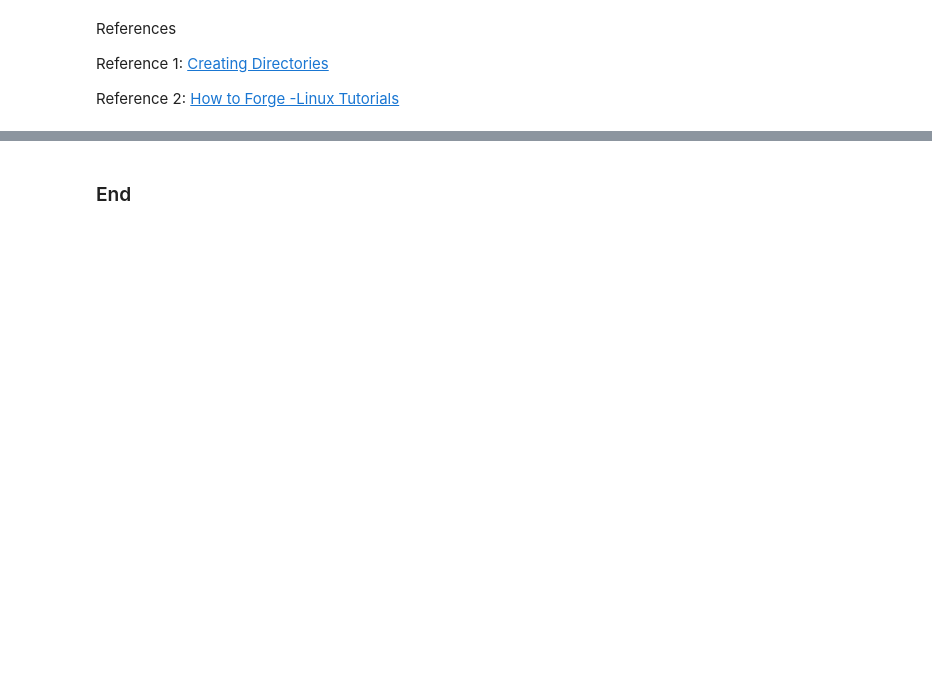
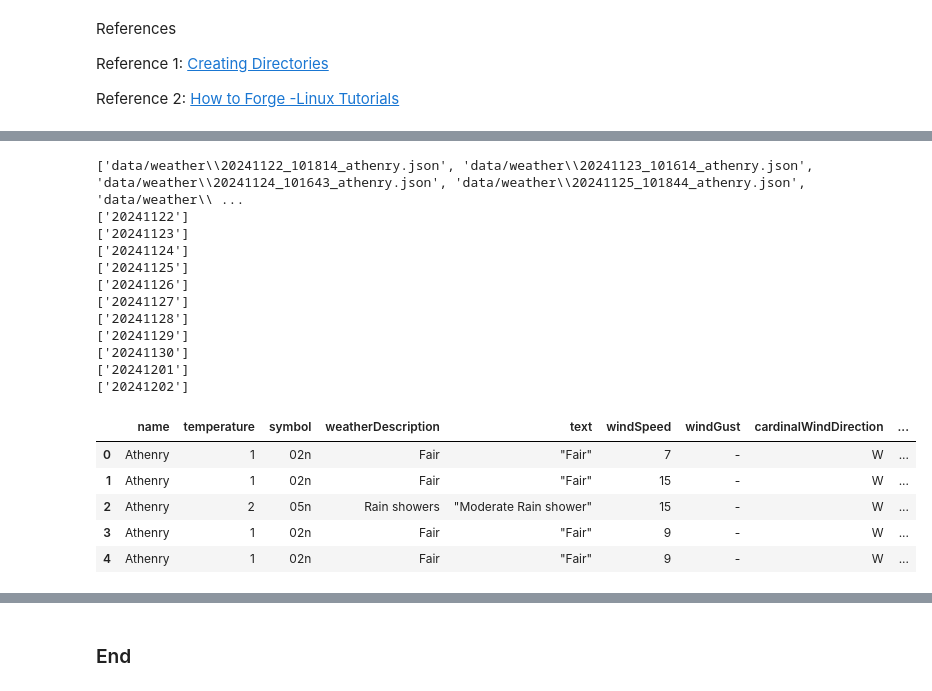
Before and after one commit to MikeCurleyCoosan/computer_infrastructure, a Jupyter notebook: weather.ipynb, the cells around one changed output, grey strips where cells are left out. Saved outputs shown, nothing was run; the diff lists cells and outputs as text; code cells hidden in the pictures; blank space fills up the shorter version.

```diff
--- a/weather.ipynb
+++ b/weather.ipynb
@@ -283,0 +312,39 @@ df.describe()
+# %%
+
+# Read the data.
+daily_files = glob.glob('data/weather/*_10*_athenry.json')
+
+print(daily_files)
+
+# Read the data.
+df = pd.DataFrame()
+
+for file in daily_files:
+    #Extract the first 8 numbers from the file name
+    date_string = re.findall(r'(\d{8})', file)
+    print(date_string)
+    #Create a empty DateFromFile column in the dataframe
+
+    df = pd.concat([df, pd.read_json(file)], ignore_index=True)
+
+
+df.head()
+# %% [output]
+['data/weather\\20241122_101814_athenry.json', 'data/weather\\20241123_101614_athenry.json', 'data/weather\\20241124_101643_athenry.json', 'data/weather\\20241125_101844_athenry.json', 'data/weather\\ ...
+['20241122']
+['20241123']
+['20241124']
+['20241125']
+['20241126']
+['20241127']
+['20241128']
+['20241129']
+['20241130']
+['20241201']
+['20241202']
+|  | name | temperature | symbol | weatherDescription | text | windSpeed | windGust | cardinalWindDirection | ... |
+| 0 | Athenry | 1 | 02n | Fair | "Fair" | 7 | - | W | ... |
+| 1 | Athenry | 1 | 02n | Fair | "Fair" | 15 | - | W | ... |
+| 2 | Athenry | 2 | 05n | Rain showers | "Moderate Rain shower" | 15 | - | W | ... |
+| 3 | Athenry | 1 | 02n | Fair | "Fair" | 9 | - | W | ... |
+| 4 | Athenry | 1 | 02n | Fair | "Fair" | 9 | - | W | ... |
```
Also changed, not shown: parts of 31 cells of this notebook.
